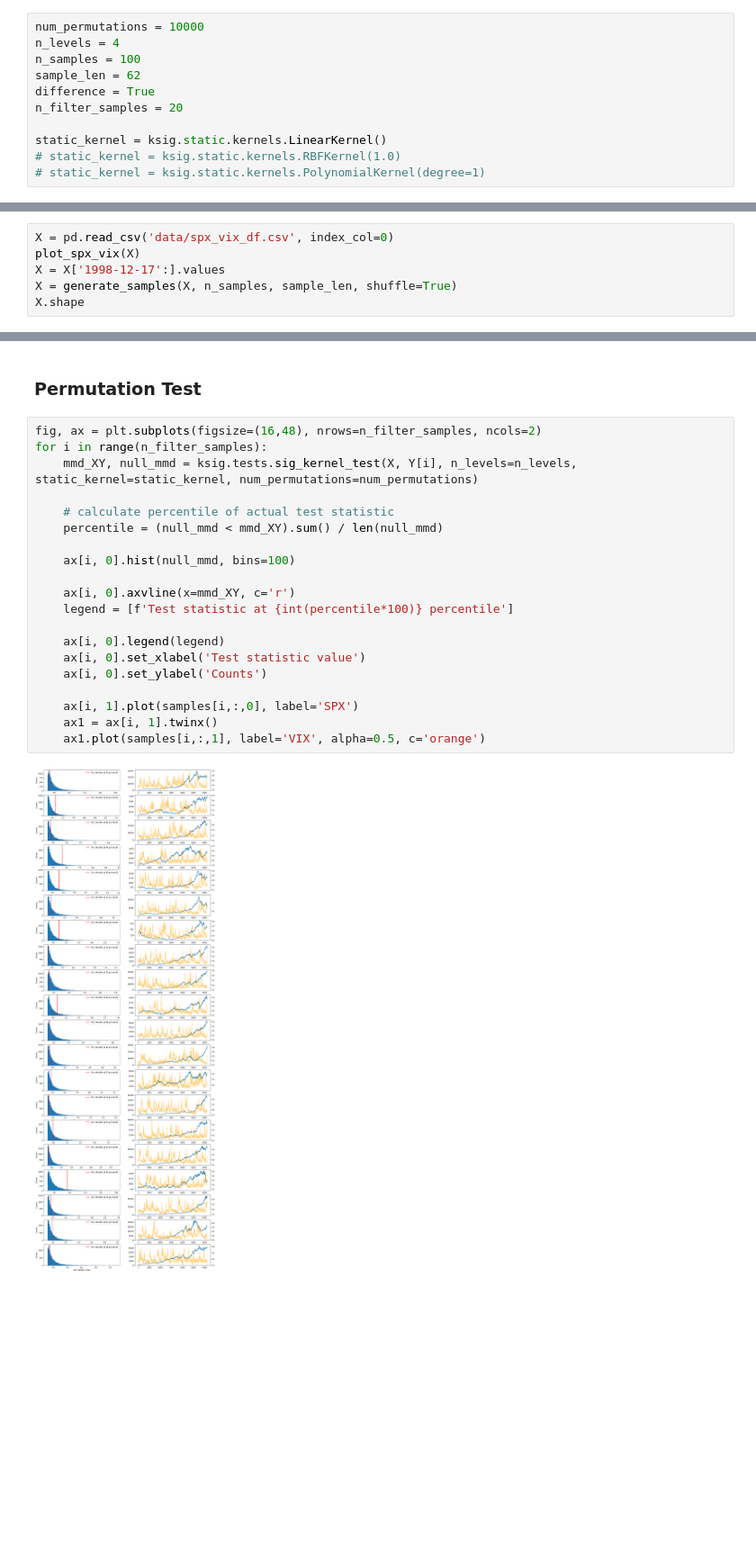
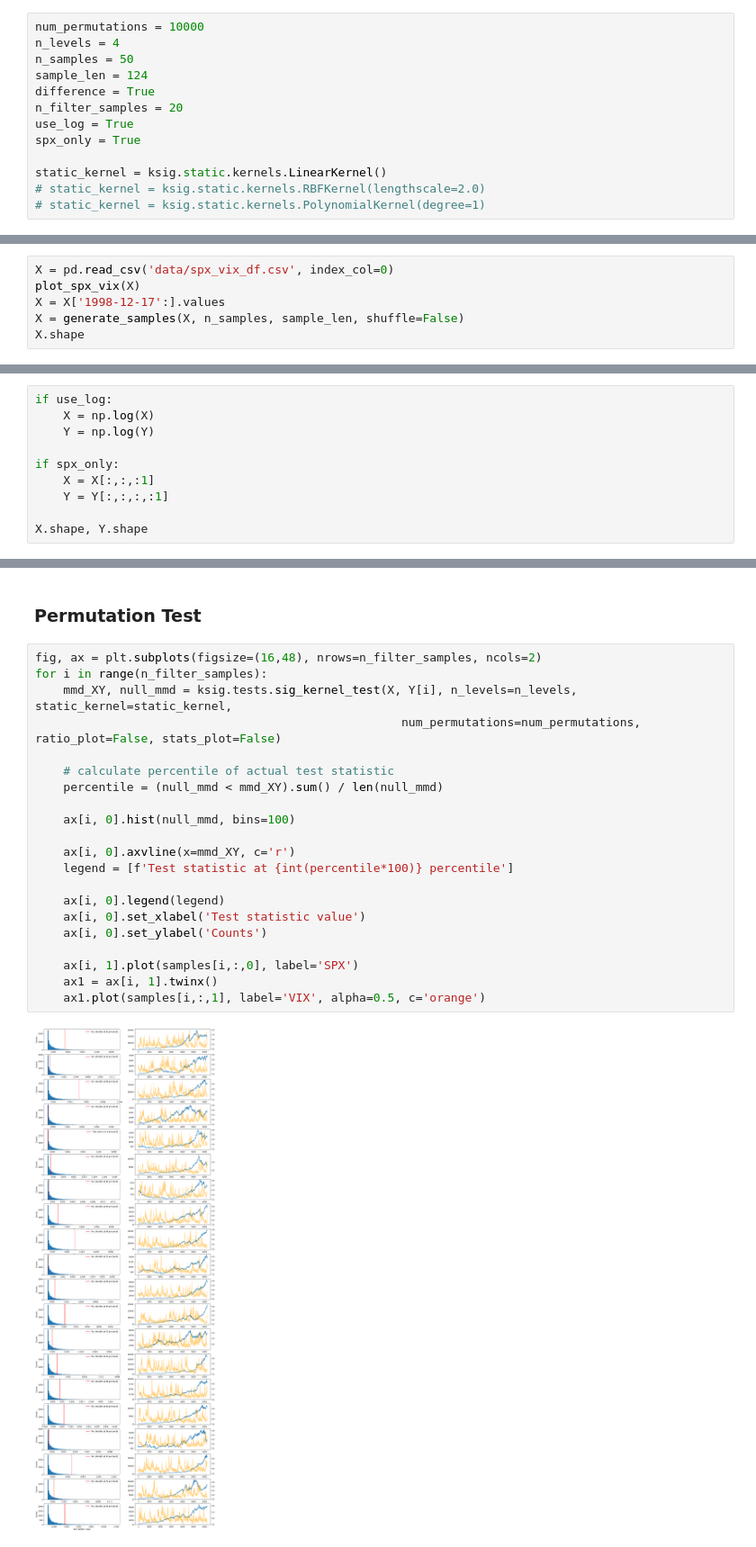
Before and after one commit to luchungi/ds3_kernel_testing, a Jupyter notebook: SPX_VIX_ksig_filter.ipynb, the cells around one changed output, grey strips where cells are left out. Shown: that part at 90% size. Saved outputs shown, nothing was run; the diff lists cells and outputs as text; blank space fills up the shorter version.

```diff
--- a/SPX_VIX_ksig_filter.ipynb
+++ b/SPX_VIX_ksig_filter.ipynb
@@ -15,13 +15,15 @@ else:
 # %%
 num_permutations = 10000
 n_levels = 4
-n_samples = 100
-sample_len = 62
+n_samples = 50
+sample_len = 124
 difference = True
 n_filter_samples = 20
+use_log = True
+spx_only = True
 
 static_kernel = ksig.static.kernels.LinearKernel()
-# static_kernel = ksig.static.kernels.RBFKernel(1.0)
+# static_kernel = ksig.static.kernels.RBFKernel(lengthscale=2.0)
 # static_kernel = ksig.static.kernels.PolynomialKernel(degree=1)
 # %% [markdown]
 # Load Data
@@ -64,6 +66,6 @@ def generate_samples(data, n_samples, sample_len, shuffle=True):
 X = pd.read_csv('data/spx_vix_df.csv', index_col=0)
 plot_spx_vix(X)
 X = X['1998-12-17':].values
-X = generate_samples(X, n_samples, sample_len, shuffle=True)
+X = generate_samples(X, n_samples, sample_len, shuffle=False)
 X.shape
 # %% [output]
@@ -83,0 +82,10 @@ X.shape, Y.shape, samples.shape
+# %%
+if use_log:
+    X = np.log(X)
+    Y = np.log(Y)
+
+if spx_only:
+    X = X[:,:,:1]
+    Y = Y[:,:,:,:1]
+
+X.shape, Y.shape
@@ -88,22 +98,23 @@ X.shape, Y.shape, samples.shape
 # %%
 fig, ax = plt.subplots(figsize=(16,48), nrows=n_filter_samples, ncols=2)
 for i in range(n_filter_samples):
-    mmd_XY, null_mmd = ksig.tests.sig_kernel_test(X, Y[i], n_levels=n_levels, static_kernel=static_kernel, num_permutations=num_permutations)
+    mmd_XY, null_mmd = ksig.tests.sig_kernel_test(X, Y[i], n_levels=n_levels, static_kernel=static_kernel,
+                                                    num_permutations=num_permutations, ratio_plot=False, stats_plot=False)
 
     # calculate percentile of actual test statistic
     percentile = (null_mmd < mmd_XY).sum() / len(null_mmd)
 
     ax[i, 0].hist(null_mmd, bins=100)
 
     ax[i, 0].axvline(x=mmd_XY, c='r')
     legend = [f'Test statistic at {int(percentile*100)} percentile']
 
     ax[i, 0].legend(legend)
     ax[i, 0].set_xlabel('Test statistic value')
     ax[i, 0].set_ylabel('Counts')
 
     ax[i, 1].plot(samples[i,:,0], label='SPX')
     ax1 = ax[i, 1].twinx()
     ax1.plot(samples[i,:,1], label='VIX', alpha=0.5, c='orange')
 # %% [output]
-[figure, old version]
+[figure, new version]
```
Also changed, not shown: parts of 4 cells of this notebook, 1 other file.
